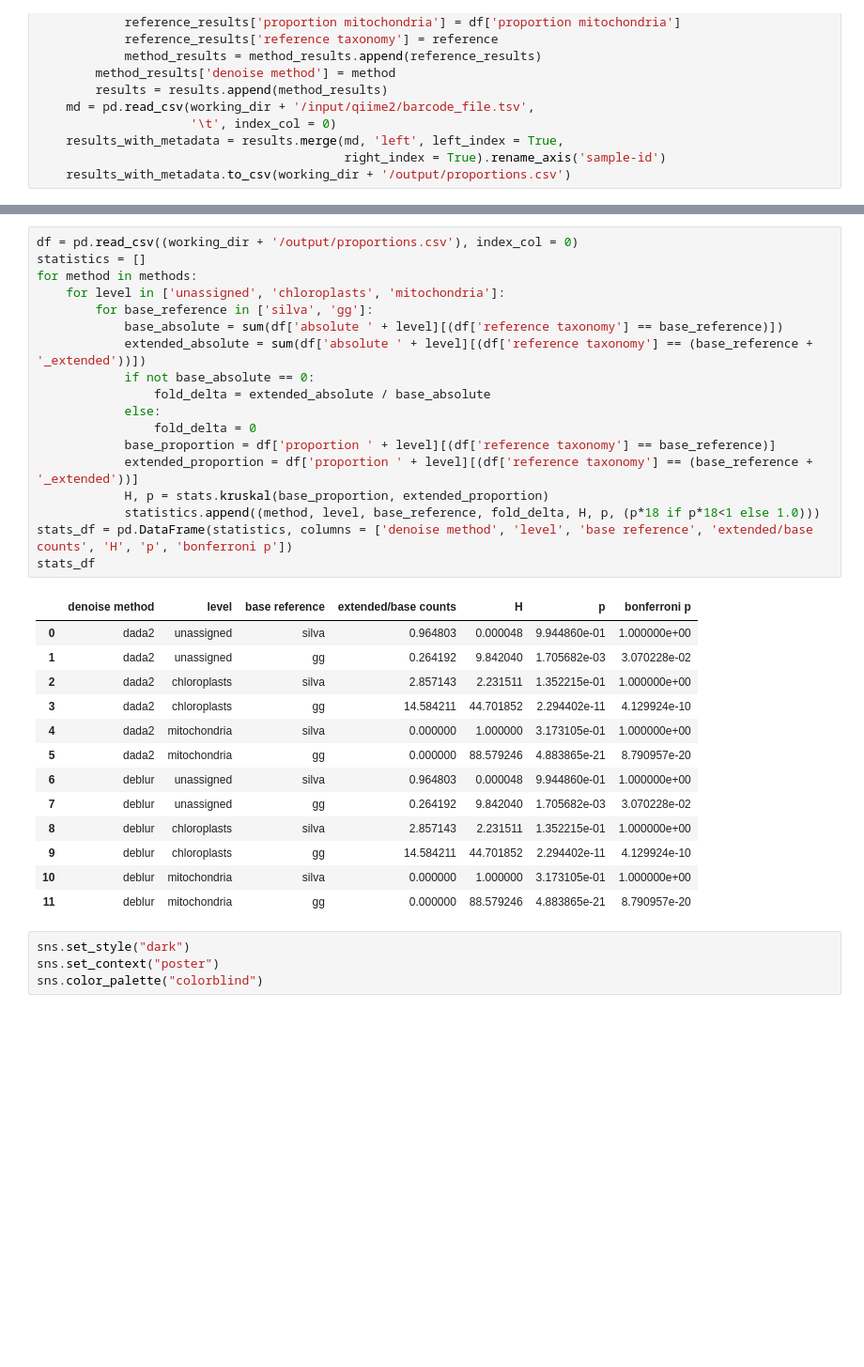
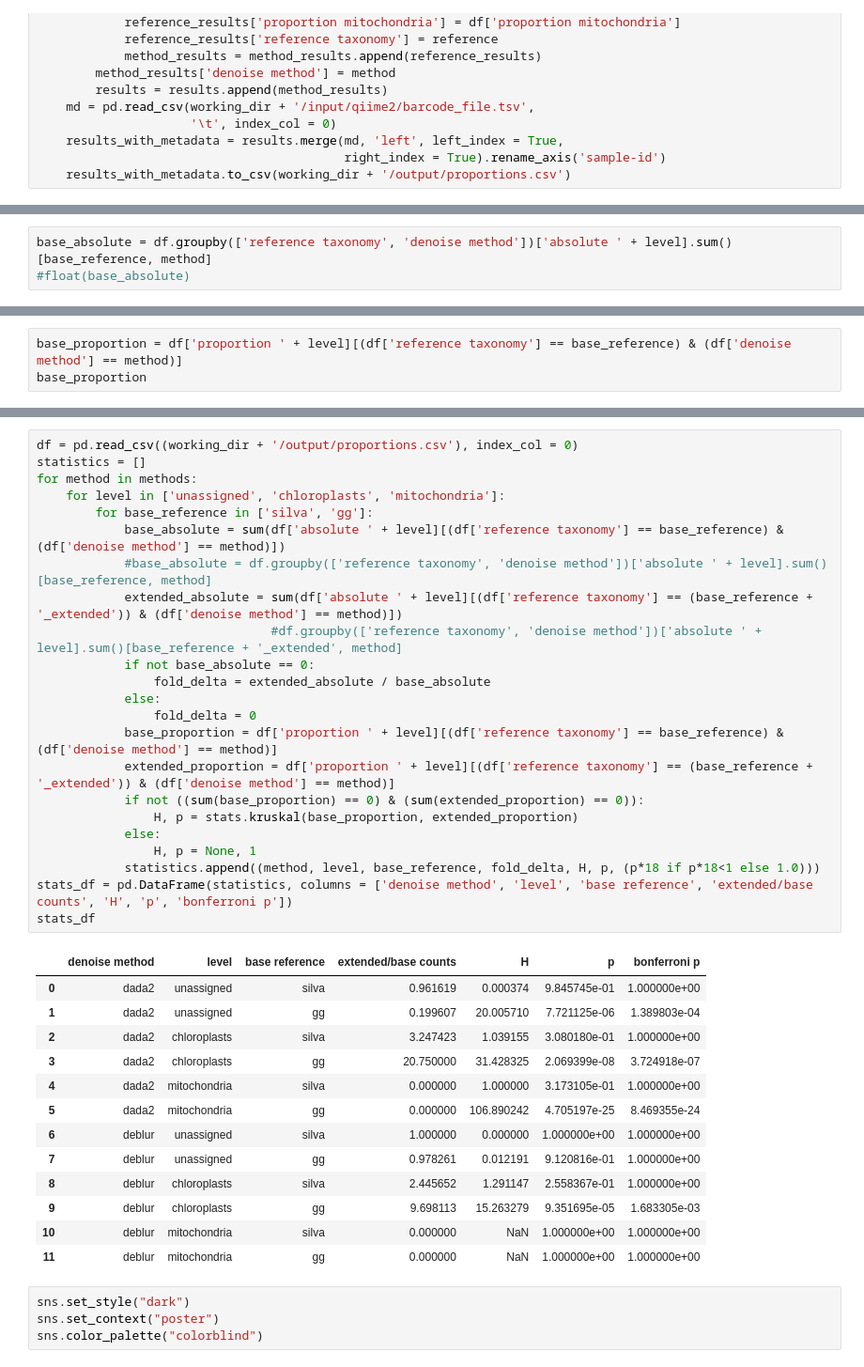
Before and after one commit to zaneveld/organelle_removal, a Jupyter notebook: organelle_project/procedure/denoise_to_annotation_comparison.ipynb, the cells around one changed output, grey strips where cells are left out. Shown: that part at 94% size. Cells and saved outputs as stored; diff of their text form; blank space fills up the shorter version.

```diff
--- a/organelle_project/procedure/denoise_to_annotation_comparison.ipynb
+++ b/organelle_project/procedure/denoise_to_annotation_comparison.ipynb
@@ -111,0 +129,3 @@ with tempfile.TemporaryDirectory() as temp_dir:
+# %%
+base_absolute = df.groupby(['reference taxonomy', 'denoise method'])['absolute ' + level].sum()[base_reference, method]
+#float(base_absolute)
@@ -111,0 +134,3 @@ with tempfile.TemporaryDirectory() as temp_dir:
+# %%
+base_proportion = df['proportion ' + level][(df['reference taxonomy'] == base_reference) & (df['denoise method'] == method)]
+base_proportion
@@ -112,35 +151,40 @@ with tempfile.TemporaryDirectory() as temp_dir:
 # %%
 df = pd.read_csv((working_dir + '/output/proportions.csv'), index_col = 0)
 statistics = []
 for method in methods:
     for level in ['unassigned', 'chloroplasts', 'mitochondria']:
         for base_reference in ['silva', 'gg']:
-            base_absolute = sum(df['absolute ' + level][(df['reference taxonomy'] == base_reference)])
-            extended_absolute = sum(df['absolute ' + level][(df['reference taxonomy'] == (base_reference + '_extended'))])
+            base_absolute = sum(df['absolute ' + level][(df['reference taxonomy'] == base_reference) & (df['denoise method'] == method)])
+            #base_absolute = df.groupby(['reference taxonomy', 'denoise method'])['absolute ' + level].sum()[base_reference, method]
+            extended_absolute = sum(df['absolute ' + level][(df['reference taxonomy'] == (base_reference + '_extended')) & (df['denoise method'] == method)])
+                                #df.groupby(['reference taxonomy', 'denoise method'])['absolute ' + level].sum()[base_reference + '_extended', method]
             if not base_absolute == 0:
                 fold_delta = extended_absolute / base_absolute
             else:
                 fold_delta = 0
-            base_proportion = df['proportion ' + level][(df['reference taxonomy'] == base_reference)]
-            extended_proportion = df['proportion ' + level][(df['reference taxonomy'] == (base_reference + '_extended'))]
-            H, p = stats.kruskal(base_proportion, extended_proportion)
+            base_proportion = df['proportion ' + level][(df['reference taxonomy'] == base_reference) & (df['denoise method'] == method)]
+            extended_proportion = df['proportion ' + level][(df['reference taxonomy'] == (base_reference + '_extended')) & (df['denoise method'] == method)]
+            if not ((sum(base_proportion) == 0) & (sum(extended_proportion) == 0)):
+                H, p = stats.kruskal(base_proportion, extended_proportion)
+            else:
+                H, p = None, 1
             statistics.append((method, level, base_reference, fold_delta, H, p, (p*18 if p*18<1 else 1.0)))
 stats_df = pd.DataFrame(statistics, columns = ['denoise method', 'level', 'base reference', 'extended/base counts', 'H', 'p', 'bonferroni p'])
 stats_df
 # %% [output]
 |  | denoise method | level | base reference | extended/base counts | H | p | bonferroni p |
-| 0 | dada2 | unassigned | silva | 0.964803 | 0.000048 | 9.944860e-01 | 1.000000e+00 |
-| 1 | dada2 | unassigned | gg | 0.264192 | 9.842040 | 1.705682e-03 | 3.070228e-02 |
-| 2 | dada2 | chloroplasts | silva | 2.857143 | 2.231511 | 1.352215e-01 | 1.000000e+00 |
-| 3 | dada2 | chloroplasts | gg | 14.584211 | 44.701852 | 2.294402e-11 | 4.129924e-10 |
+| 0 | dada2 | unassigned | silva | 0.961619 | 0.000374 | 9.845745e-01 | 1.000000e+00 |
+| 1 | dada2 | unassigned | gg | 0.199607 | 20.005710 | 7.721125e-06 | 1.389803e-04 |
+| 2 | dada2 | chloroplasts | silva | 3.247423 | 1.039155 | 3.080180e-01 | 1.000000e+00 |
+| 3 | dada2 | chloroplasts | gg | 20.750000 | 31.428325 | 2.069399e-08 | 3.724918e-07 |
 | 4 | dada2 | mitochondria | silva | 0.000000 | 1.000000 | 3.173105e-01 | 1.000000e+00 |
-| 5 | dada2 | mitochondria | gg | 0.000000 | 88.579246 | 4.883865e-21 | 8.790957e-20 |
-| 6 | deblur | unassigned | silva | 0.964803 | 0.000048 | 9.944860e-01 | 1.000000e+00 |
-| 7 | deblur | unassigned | gg | 0.264192 | 9.842040 | 1.705682e-03 | 3.070228e-02 |
-| 8 | deblur | chloroplasts | silva | 2.857143 | 2.231511 | 1.352215e-01 | 1.000000e+00 |
-| 9 | deblur | chloroplasts | gg | 14.584211 | 44.701852 | 2.294402e-11 | 4.129924e-10 |
-| 10 | deblur | mitochondria | silva | 0.000000 | 1.000000 | 3.173105e-01 | 1.000000e+00 |
-| 11 | deblur | mitochondria | gg | 0.000000 | 88.579246 | 4.883865e-21 | 8.790957e-20 |
+| 5 | dada2 | mitochondria | gg | 0.000000 | 106.890242 | 4.705197e-25 | 8.469355e-24 |
+| 6 | deblur | unassigned | silva | 1.000000 | 0.000000 | 1.000000e+00 | 1.000000e+00 |
+| 7 | deblur | unassigned | gg | 0.978261 | 0.012191 | 9.120816e-01 | 1.000000e+00 |
+| 8 | deblur | chloroplasts | silva | 2.445652 | 1.291147 | 2.558367e-01 | 1.000000e+00 |
+| 9 | deblur | chloroplasts | gg | 9.698113 | 15.263279 | 9.351695e-05 | 1.683305e-03 |
+| 10 | deblur | mitochondria | silva | 0.000000 | NaN | 1.000000e+00 | 1.000000e+00 |
+| 11 | deblur | mitochondria | gg | 0.000000 | NaN | 1.000000e+00 | 1.000000e+00 |
 # %%
 sns.set_style("dark")
 sns.set_context("poster")
```
Also changed, not shown: parts of 4 cells of this notebook.
